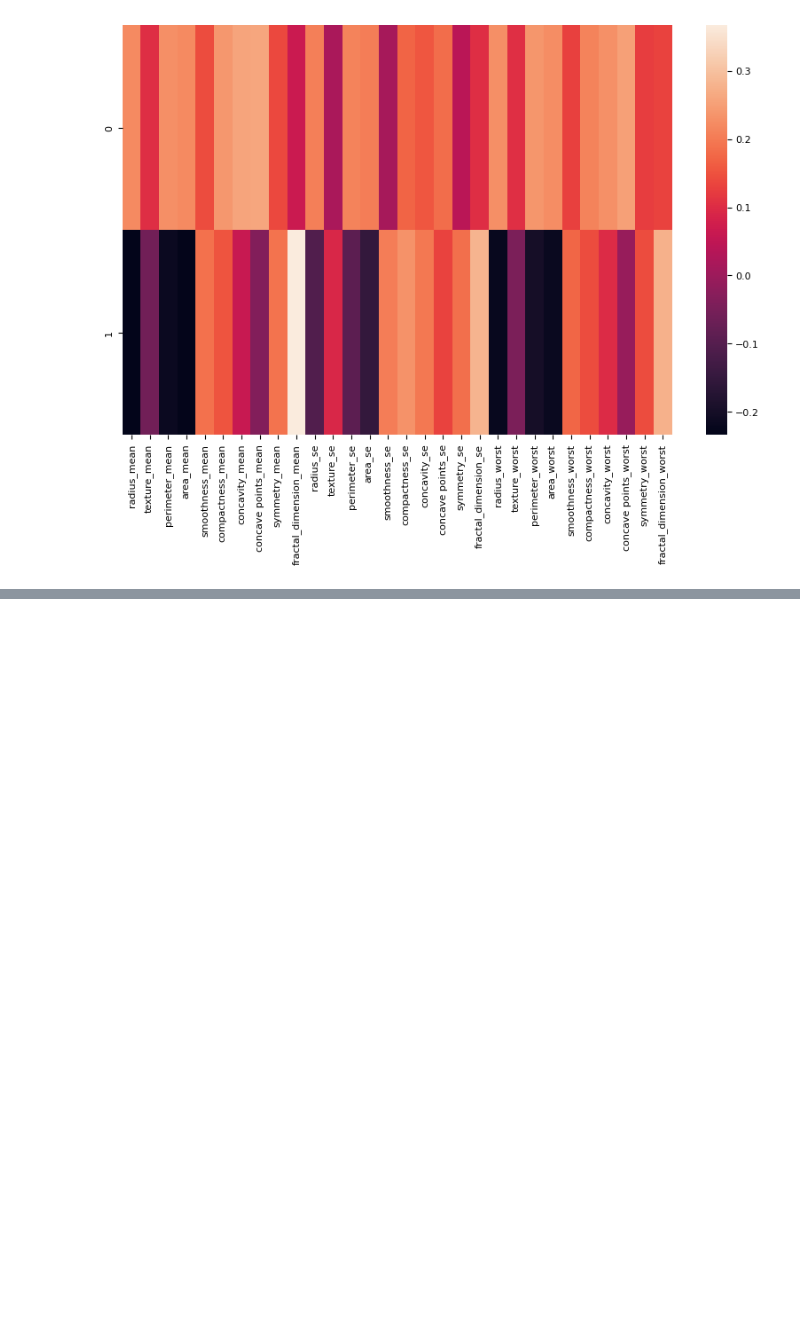
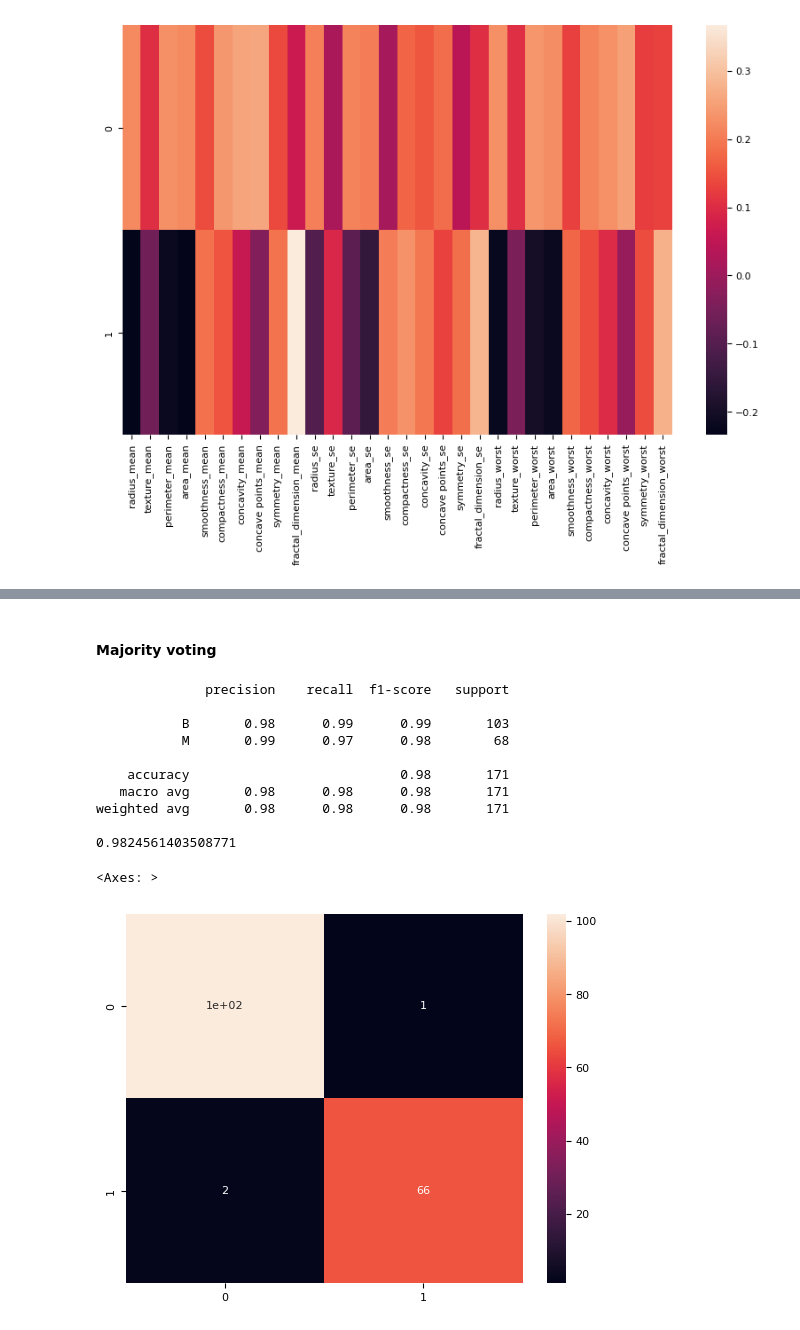
Before and after one commit to lpalfonsoa/Data-Analysis, a Jupyter notebook: Notebooks/BreastCancer.ipynb, the cells around one changed output, grey strips where cells are left out. Cells and saved outputs as stored; diff of their text form; code cells hidden in the pictures; blank space fills up the shorter version.

```diff
--- a/Notebooks/BreastCancer.ipynb
+++ b/Notebooks/BreastCancer.ipynb
@@ -220,0 +307,29 @@ PCA method shows two clearly differentiated groups using only 2 main axes. Altho
+# %% [markdown]
+#### <span style="color:black"> Majority voting </span>
+# %%
+from sklearn.ensemble import VotingClassifier
+clf1 = KNeighborsClassifier(n_neighbors = 3)
+clf2 = ExtraTreesClassifier(n_estimators=500, random_state=0)
+
+voting_clf = VotingClassifier(estimators=[('lr', clf1), ('dt', clf2)], voting='soft')
+voting_clf.fit(X_train, y_train)
+y_predic_voting = voting_clf.predict(X_test)
+print(classification_report(y_test, y_predic_voting))
+# evaluate the voting classifier on test data
+score = voting_clf.score(X_test, y_test)
+print(score)
+cm = confusion_matrix(y_test, y_predic_voting)
+sns.heatmap(cm, annot=True)
+# %% [output]
+              precision    recall  f1-score   support
+
+           B       0.98      0.99      0.99       103
+           M       0.99      0.97      0.98        68
+
+    accuracy                           0.98       171
+   macro avg       0.98      0.98      0.98       171
+weighted avg       0.98      0.98      0.98       171
+
+0.9824561403508771
+<Axes: >
+[figure, added]
```
Also changed, not shown: parts of 13 cells of this notebook.
